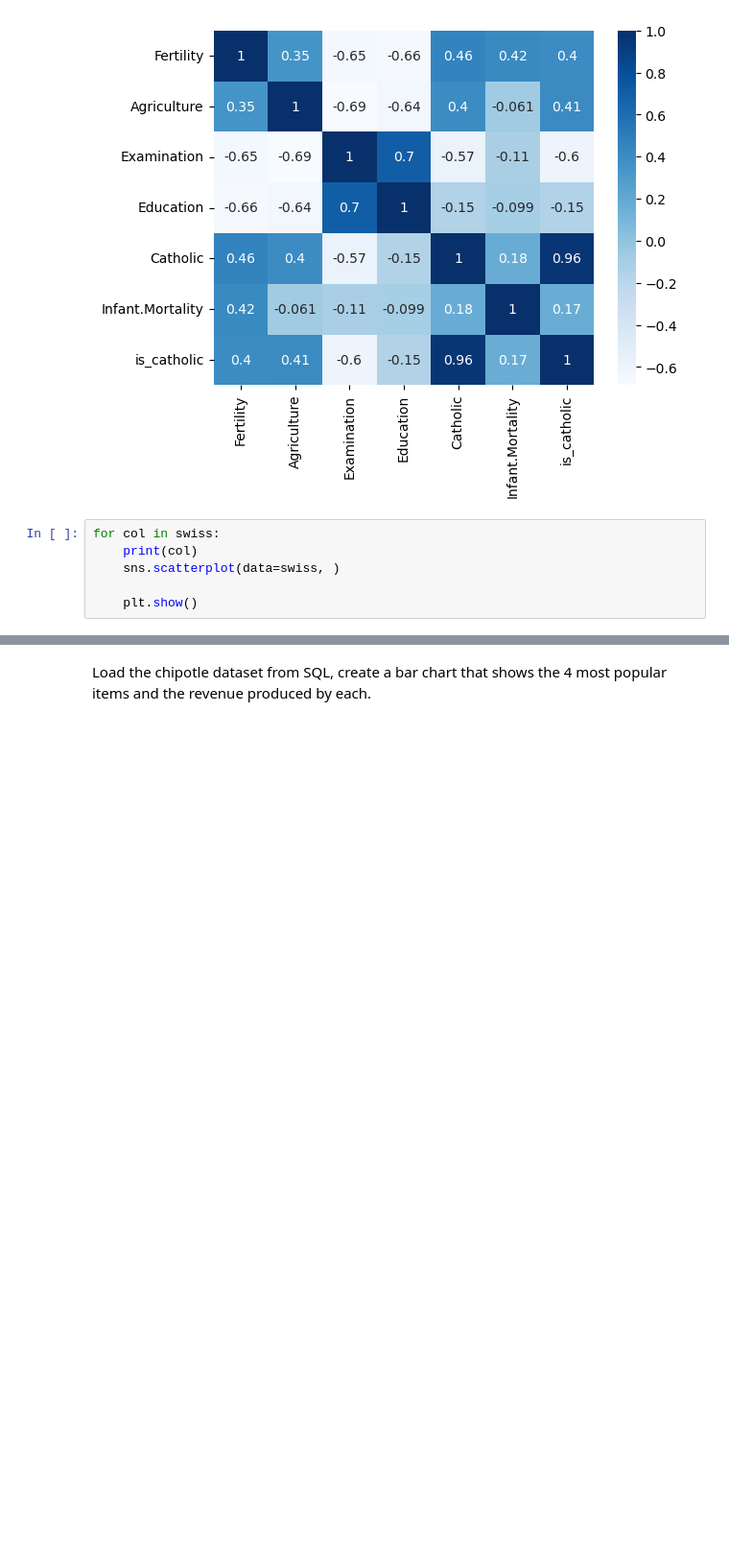
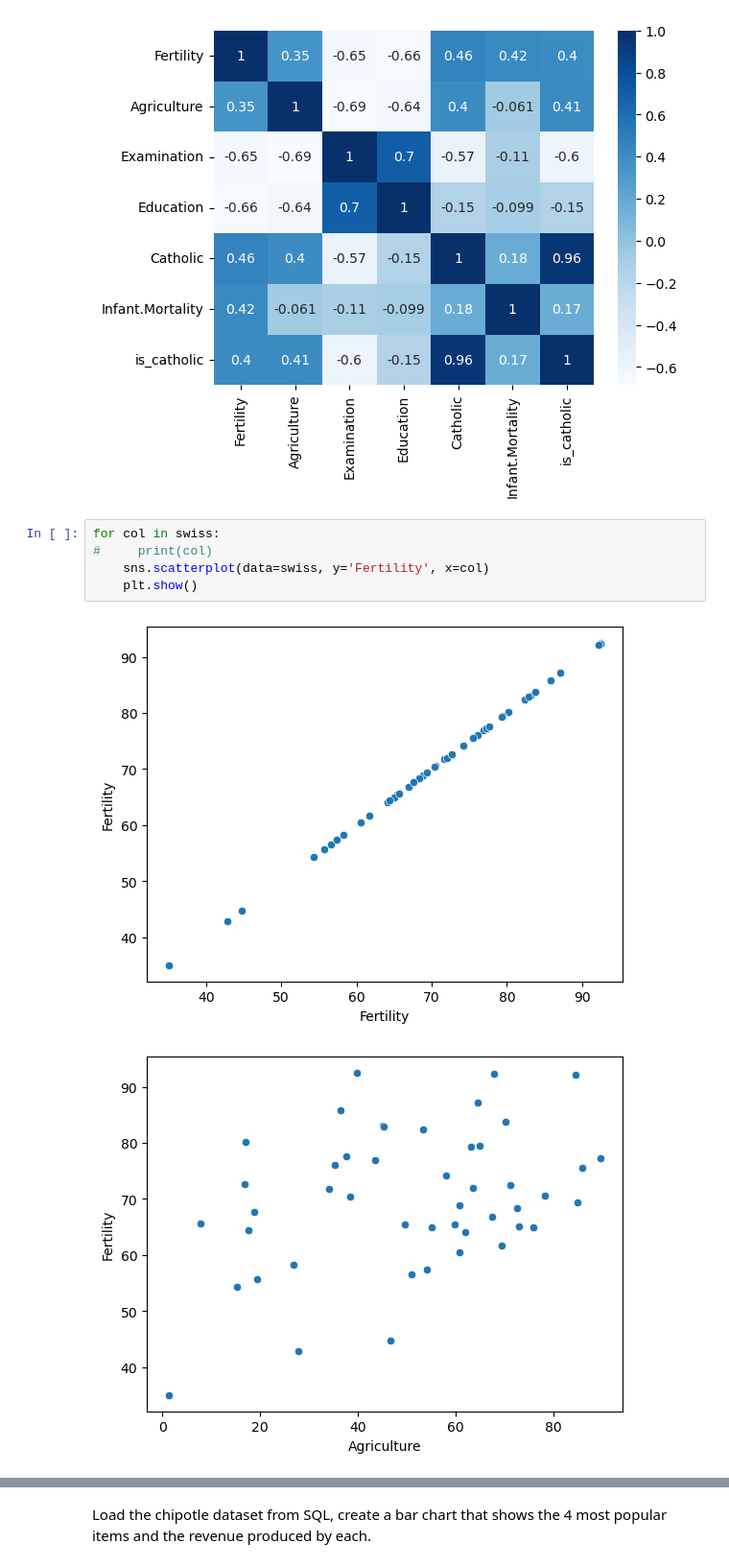
Before and after one commit to Brian-ONeil/numpy-pandas-visualization-exercises, a Jupyter notebook: seaborn_exercises.ipynb, the cells around one changed output, grey strips where cells are left out. Shown at 96% size. Saved outputs shown, nothing was run; the diff lists cells and outputs as text; blank space fills up the shorter version.

```diff
--- a/seaborn_exercises.ipynb
+++ b/seaborn_exercises.ipynb
@@ -229,7 +218,9 @@ plt.show()
 [figure]
 # %%
 for col in swiss:
-    print(col)
-    sns.scatterplot(data=swiss, )
-
+#     print(col)
+    sns.scatterplot(data=swiss, y='Fertility', x=col)
     plt.show()
+# %% [output]
+[figure, added]
+[figure, added]
```
Also changed, not shown: parts of 21 cells of this notebook, 1 other file.
